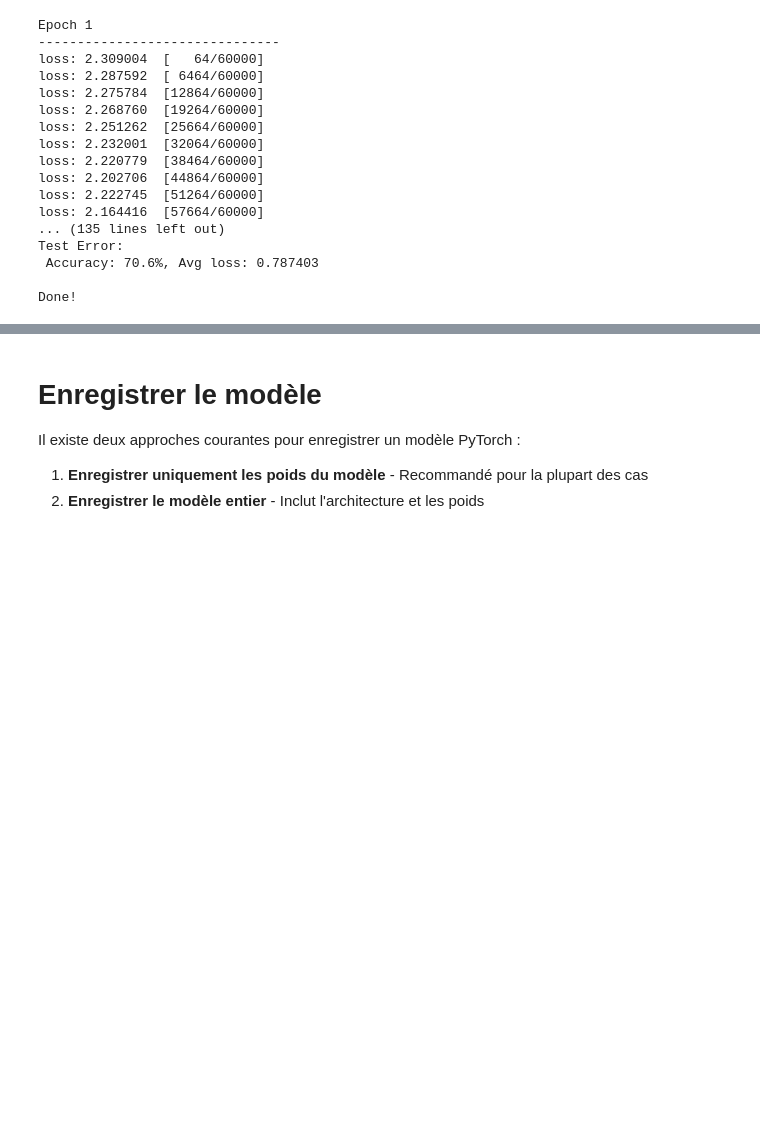
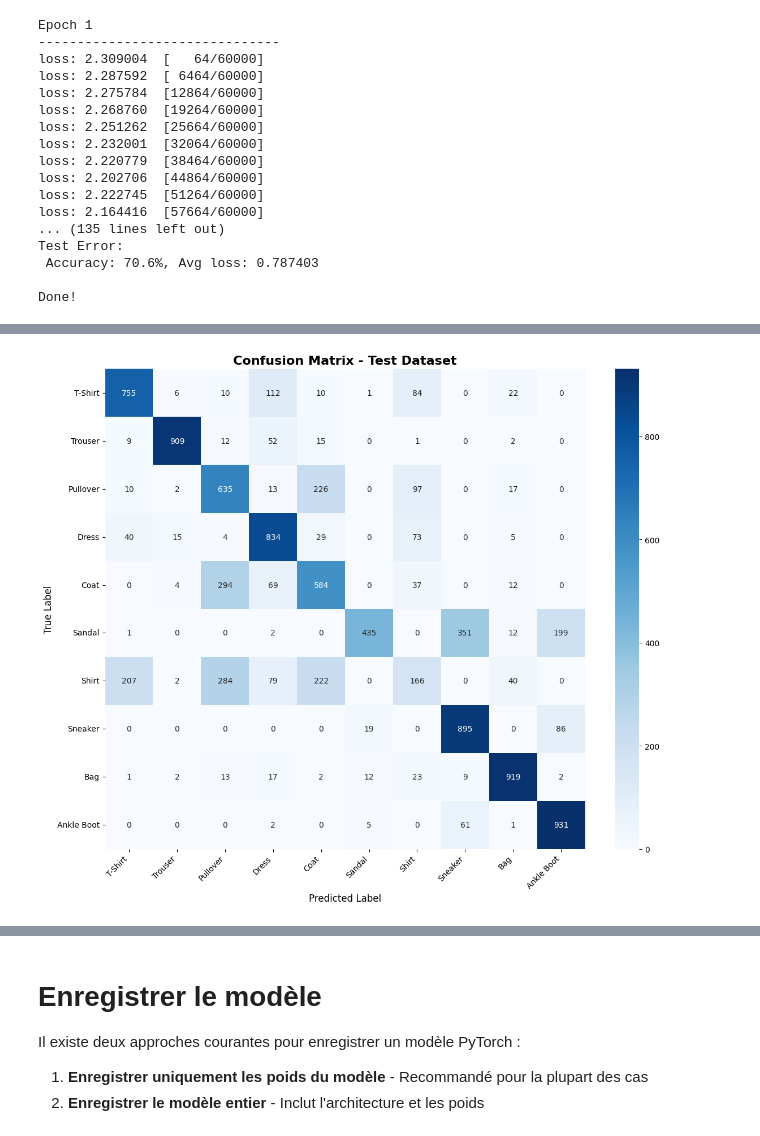
Before and after one commit to ganji759/Flood-Prediction-Using-Machine-Learning, a Jupyter notebook: Workshop Session 1.ipynb, the cells around one changed output, grey strips where cells are left out. Cells and saved outputs as stored; diff of their text form; code cells hidden in the pictures; blank space fills up the shorter version.

Commit message:
Added visualisation after training

```diff
--- a/Workshop Session 1.ipynb
+++ b/Workshop Session 1.ipynb
@@ -637,0 +700,18 @@ Done!
+# %%
+# Generate and visualize confusion matrix
+cm = confusion_matrix(test_metrics['labels'], test_metrics['predictions'])
+
+# Create a figure with confusion matrix
+plt.figure(figsize=(12, 10))
+sns.heatmap(cm, annot=True, fmt='d', cmap='Blues', cbar=True,
+            xticklabels=list(labels_map.values()),
+            yticklabels=list(labels_map.values()))
+plt.title('Confusion Matrix - Test Dataset', fontsize=16, fontweight='bold')
+plt.ylabel('True Label', fontsize=12)
+plt.xlabel('Predicted Label', fontsize=12)
+plt.xticks(rotation=45, ha='right')
+plt.yticks(rotation=0)
+plt.tight_layout()
+plt.show()
+# %% [output]
+[figure, added]
```
Also changed, not shown: parts of 12 cells of this notebook.
